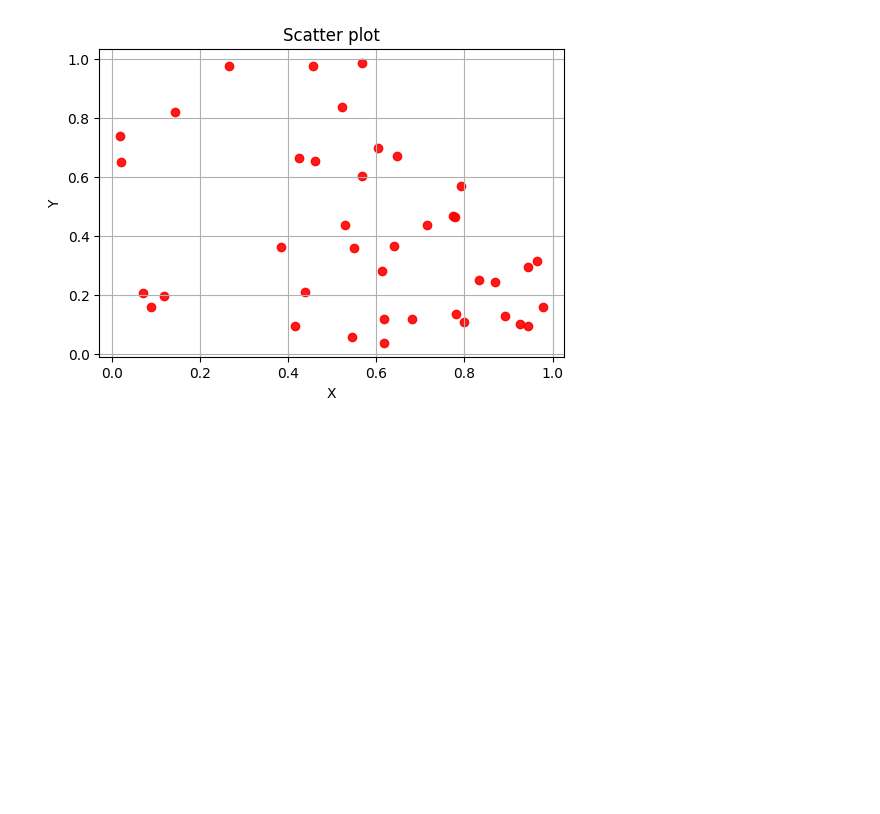
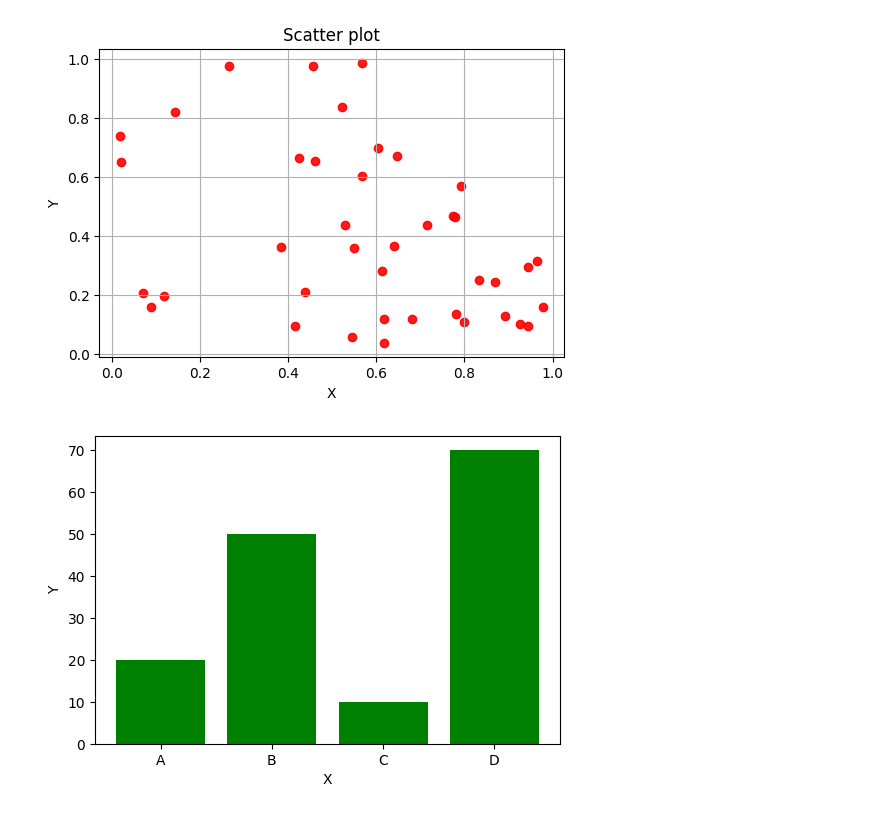
Before and after one commit to Rimuroy112/Python_programming, a Jupyter notebook: Matplotlib1.ipynb, the cells around one changed output. Cells and saved outputs as stored; diff of their text form; code cells hidden in the pictures; blank space fills up the shorter version.

```diff
--- a/Matplotlib1.ipynb
+++ b/Matplotlib1.ipynb
@@ -39,6 +39,11 @@ plt.show()
 # %%
 # Bar plot
 categories = ['A','B','C','D']
 values = [20,50,10,70]
 plt.figure(figsize=(6,4))
-plt.bar(categories, values, color='green'
+plt.bar(categories, values, color='green')
+plt.xlabel("X")
+plt.ylabel("Y")
+plt.show()
+# %% [output]
+[figure, added]
```
Also changed, not shown: parts of 1 cell of this notebook.
